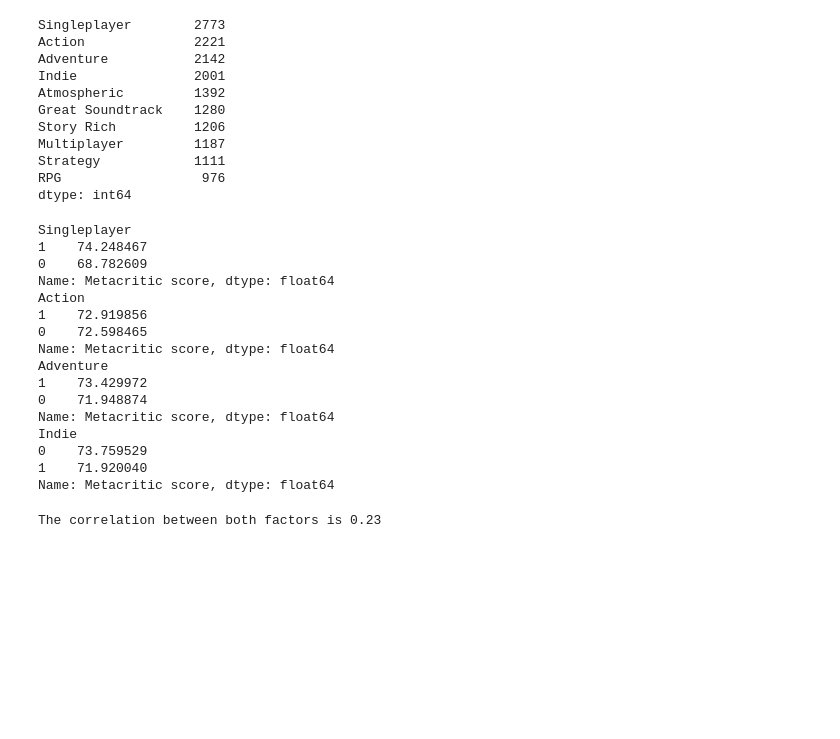
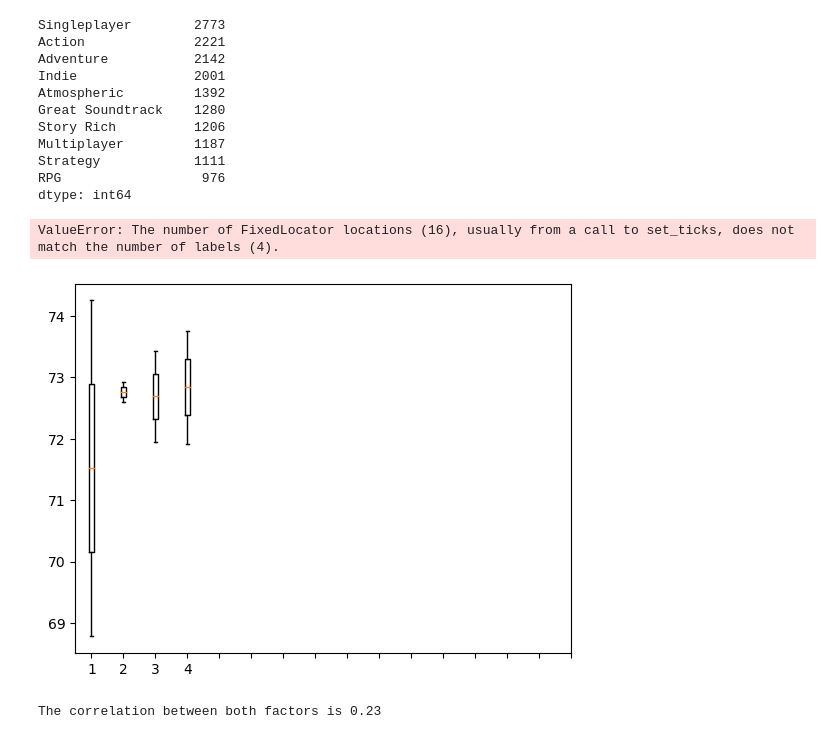
Before and after one commit to samhnelsen/Group-6, a Jupyter notebook: USE THIS Sam's workbook.ipynb, the cells around one changed output. Cells and saved outputs as stored; diff of their text form; code cells hidden in the pictures; blank space fills up the shorter version.

```diff
--- a/USE THIS Sam's workbook.ipynb
+++ b/USE THIS Sam's workbook.ipynb
@@ -300,7 +281,7 @@ strat_df = big_genre_df.groupby(big_genre_df["Strategy"])["Metacritic score"].me
 vio_df = big_genre_df.groupby(big_genre_df["Violent"])["Metacritic score"].mean()
 
 #make a dataframe of each of the top genres and their average 'Metacritic score'
-big_tag_df = [action_df, adventure_df, casual_df, eacess_df,\
+big_genre_df = [action_df, adventure_df, casual_df, eacess_df,\
               free_df,gore_df,indie_df,multi_df,nude_df,rpg_df,race_df,\
              sex_df,sim_df,sport_df,strat_df,vio_df]
 
@@ -308,11 +289,11 @@ big_tag_df = [action_df, adventure_df, casual_df, eacess_df,\
 fig, ax = plt.subplots()
 
 # Plot each df as a boxplot
-for i in range(len(big_tag_df)):
-    ax.boxplot(big_tag_df[i], positions=[i+1])
+for i in range(len(big_genre_df)):
+    ax.boxplot(big_genre_df[i], positions=[i+1])
 
 # Add x-axis labels
-plt.xticks(range(1, len(big_tag_df)+1), ['Action', 'Adventure', 'Casual', 'Early Access', \
+plt.xticks(range(1, len(big_genre_df)+1), ['Action', 'Adventure', 'Casual', 'Early Access', \
                                          'Free to Play', 'Gore', 'Indie', 'Massively Multiplayer', \
                                          'Nudity', 'RPG', 'Racing', 'Sexual Content', 'Simulation', \
                                          'Sports', 'Strategy', 'Violent'], rotation=90)
@@ -550,38 +531,43 @@ Strategy            1111
 RPG                  976
 dtype: int64
 # %%
+#find average Metacritic score of the most used tags
 sing_tag_df = big_tag_df.groupby(["Singleplayer"])\
 ["Metacritic score"].mean().sort_values(ascending=False)
 act_tag_df = big_tag_df.groupby(["Action"])\
 ["Metacritic score"].mean().sort_values(ascending=False)
 adv_tag_df = big_tag_df.groupby(["Adventure"])\
 ["Metacritic score"].mean().sort_values(ascending=False)
 ind_tag_df = big_tag_df.groupby(["Indie"])\
 ["Metacritic score"].mean().sort_values(ascending=False)
 
+#make a dataframe of each of the top tags and their average 'Metacritic score'
+big_tag_df = [sing_tag_df, act_tag_df, adv_tag_df, ind_tag_df]
+
+# Create a figure and axis object
+fig, ax = plt.subplots()
+
+# Plot each df as a boxplot
+for i in range(len(big_tag_df)):
+    ax.boxplot(big_tag_df[i], positions=[i+1])
+
+# Add x-axis labels
+plt.xticks(range(1, len(big_tag_df)+1), ['Singleplayer','Action','Adventure','Indie'], rotation=90)
+
+# Add a title and y-axis label
+plt.title('Metascore by Tag')
+plt.ylabel('Metascore')
+plt.xlabel('Tag')
+
 
 
 print(sing_tag_df)
 print(act_tag_df)
 print(adv_tag_df)
 print(ind_tag_df)
 # %% [output]
-Singleplayer
-1    74.248467
-0    68.782609
-Name: Metacritic score, dtype: float64
-Action
-1    72.919856
-0    72.598465
-Name: Metacritic score, dtype: float64
-Adventure
-1    73.429972
-0    71.948874
-Name: Metacritic score, dtype: float64
-Indie
-0    73.759529
-1    71.920040
-Name: Metacritic score, dtype: float64
+ValueError: The number of FixedLocator locations (16), usually from a call to set_ticks, does not match the number of labels (4).
+[figure, added]
 # %%
 tag = big_tag_df['Singleplayer']
 score = big_tag_df['Metacritic score']
```
Also changed, not shown: parts of 20 cells of this notebook.
